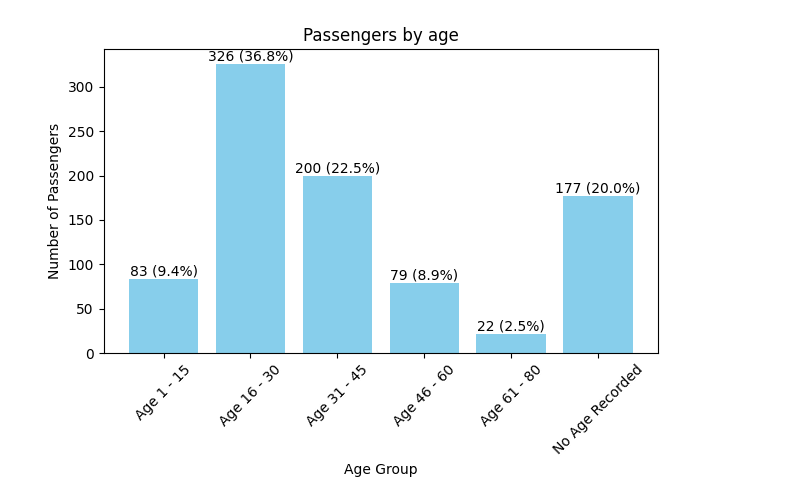
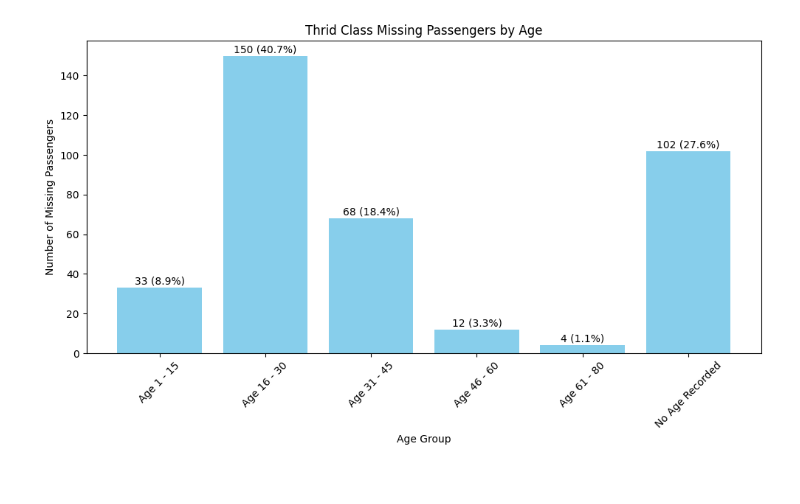
Before and after one commit to hrawp/datafun-06-eda, a Jupyter notebook: aaron_eda.ipynb, the cells around one changed output. Cells and saved outputs as stored; diff of their text form; code cells hidden in the pictures.

Commit message:
started charts

```diff
--- a/aaron_eda.ipynb
+++ b/aaron_eda.ipynb
@@ -410,25 +410,35 @@ data = {
 }
 df = pd.DataFrame(data)
 # %%
+# Example DataFrame
+data = {
+    'Age Group': ['Age 1 - 15', 'Age 16 - 30', 'Age 31 - 45', 'Age 46 - 60', 'Age 61 - 80', 'No Age Recorded'],
+    'Count': [age153rdd, age303rdd, age453rdd, age603rdd, age803rdd, agenone3rdd]
+}
+df = pd.DataFrame(data)
+
+# Create a larger figure
+plt.figure(figsize=(10, 6))
+
 # Calculate total count and percentages
 total_count = df['Count'].sum()
 df['Percentage'] = (df['Count'] / total_count) * 100
 
 # Create the bar chart
 plt.bar(df['Age Group'], df['Count'], color='skyblue')
 
 # Add count and percentage labels on top of the bars
 for index, row in df.iterrows():
     plt.text(row['Age Group'], row['Count'] + 0.5,
              f"{row['Count']} ({row['Percentage']:.1f}%)",
              ha='center', va='bottom')
 
 plt.bar(df['Age Group'], df['Count'], color='skyblue')
 plt.xlabel('Age Group')
-plt.ylabel('Number of Passengers')
-plt.title('Passengers by age')
+plt.ylabel('Number of Missing Passengers')
+plt.title('Thrid Class Missing Passengers by Age')
 plt.xticks(rotation=45)
 plt.tight_layout()  # Adjust layout to prevent clipping
 plt.show()
 # %% [output]
-[figure, old version]
+[figure, new version]
```
Also changed, not shown: parts of 5 cells of this notebook.
